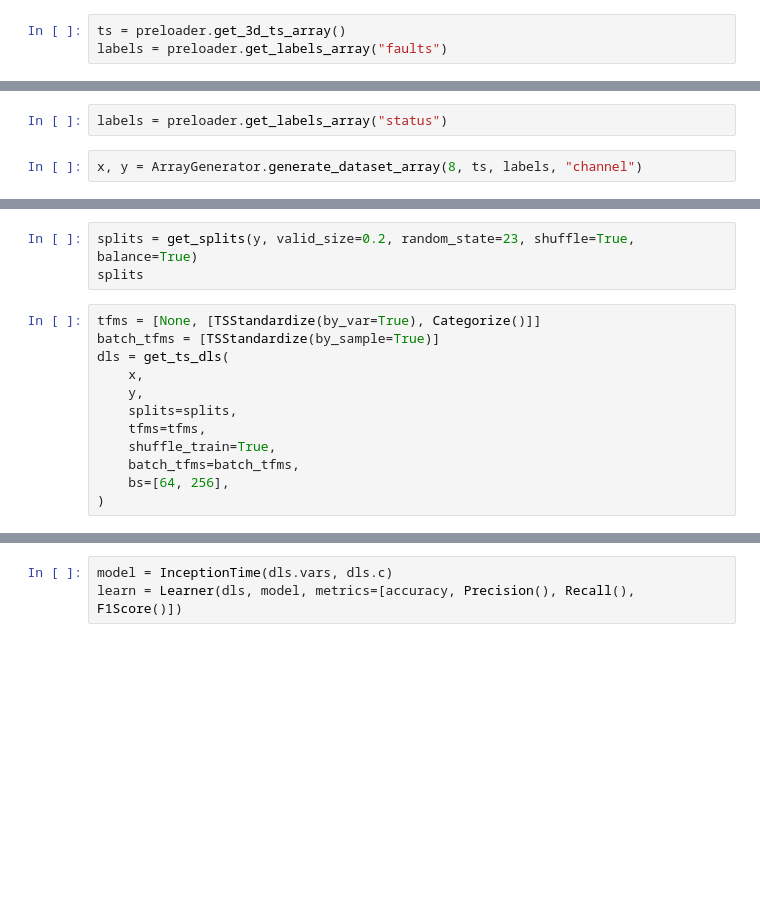
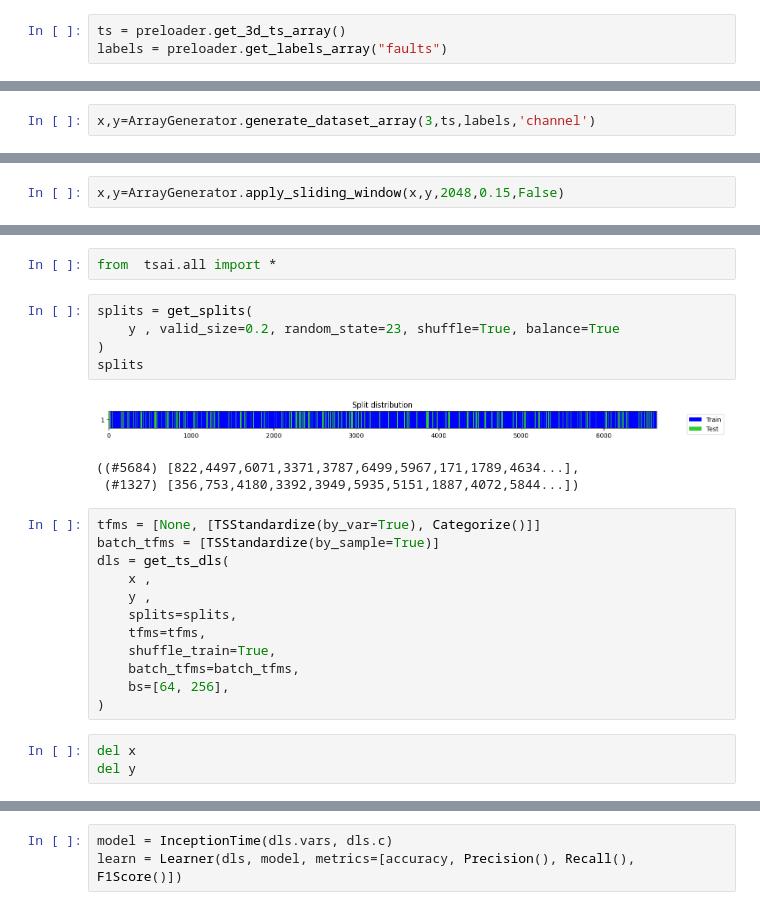
Before and after one commit to Omar-Elhakim/Using-AI-in-machinery-fault-diagnosis, a Jupyter notebook: Second term 3rd task.ipynb, the cells around one changed output, grey strips where cells are left out. Cells and saved outputs as stored; diff of their text form; blank space fills up the shorter version.

Commit message:
windowed data, split by channel

```diff
--- a/Second term 3rd task.ipynb
+++ b/Second term 3rd task.ipynb
@@ -37,5 +33,3 @@ ts.shape, fft.shape
-# %%
-labels = preloader.get_labels_array("status")
 # %%
-x, y = ArrayGenerator.generate_dataset_array(8, ts, labels, "channel")
+x,y=ArrayGenerator.generate_dataset_array(3,ts,labels,'channel')
 # %% [output]
@@ -56,0 +37,2 @@ ModuleNotFoundError: No module named 'tsai'
+# %%
+x,y=ArrayGenerator.apply_sliding_window(x,y,2048,0.15,False)
@@ -57,17 +59,28 @@ ModuleNotFoundError: No module named 'tsai'
+# %%
+from  tsai.all import *
 # %%
-splits = get_splits(y, valid_size=0.2, random_state=23, shuffle=True, balance=True)
+splits = get_splits(
+    y , valid_size=0.2, random_state=23, shuffle=True, balance=True
+)
 splits
+# %% [output]
+[figure, added]
+((#5684) [822,4497,6071,3371,3787,6499,5967,171,1789,4634...],
+ (#1327) [356,753,4180,3392,3949,5935,5151,1887,4072,5844...])
 # %%
 tfms = [None, [TSStandardize(by_var=True), Categorize()]]
 batch_tfms = [TSStandardize(by_sample=True)]
 dls = get_ts_dls(
-    x,
-    y,
+    x ,
+    y ,
     splits=splits,
     tfms=tfms,
     shuffle_train=True,
     batch_tfms=batch_tfms,
     bs=[64, 256],
 )
+# %%
+del x
+del y
 # %%
 dls.show_batch(sharex=True)
```
Also changed, not shown: parts of 19 cells of this notebook.
